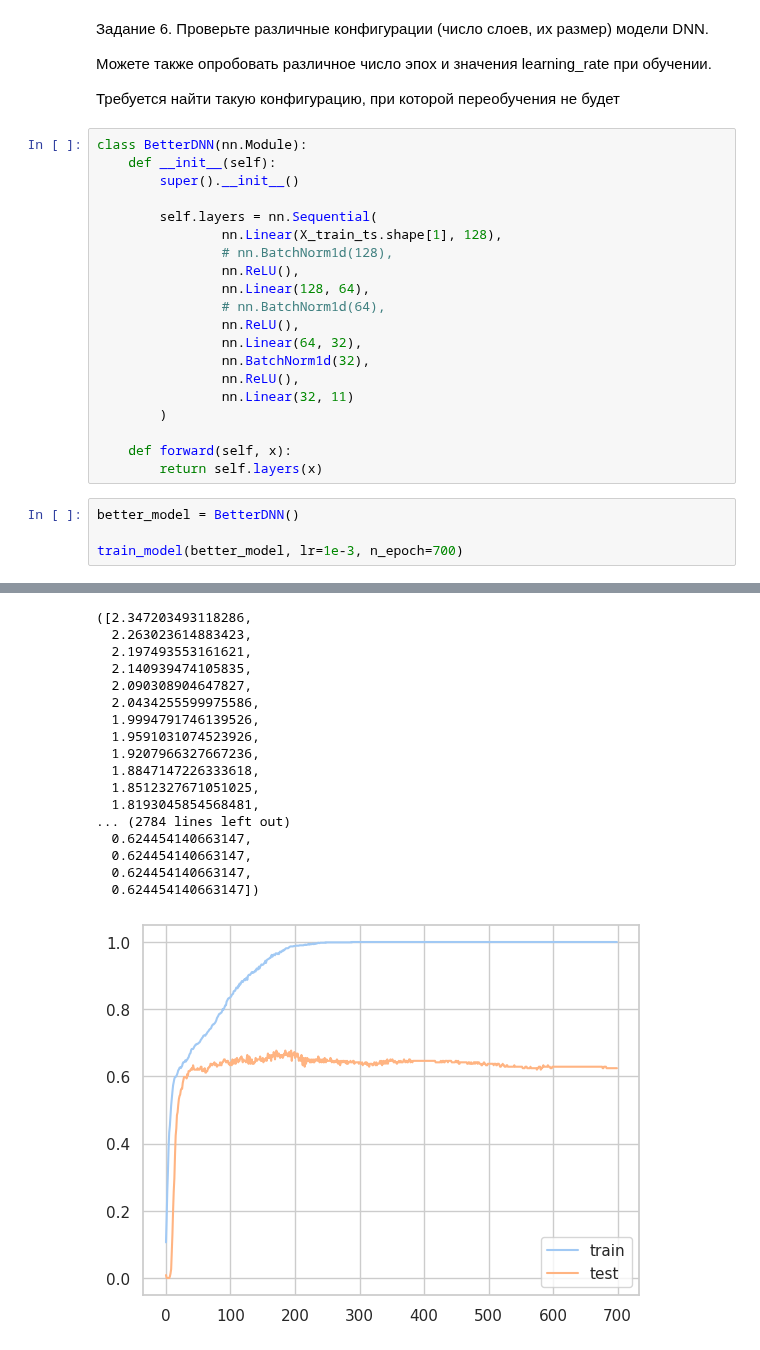
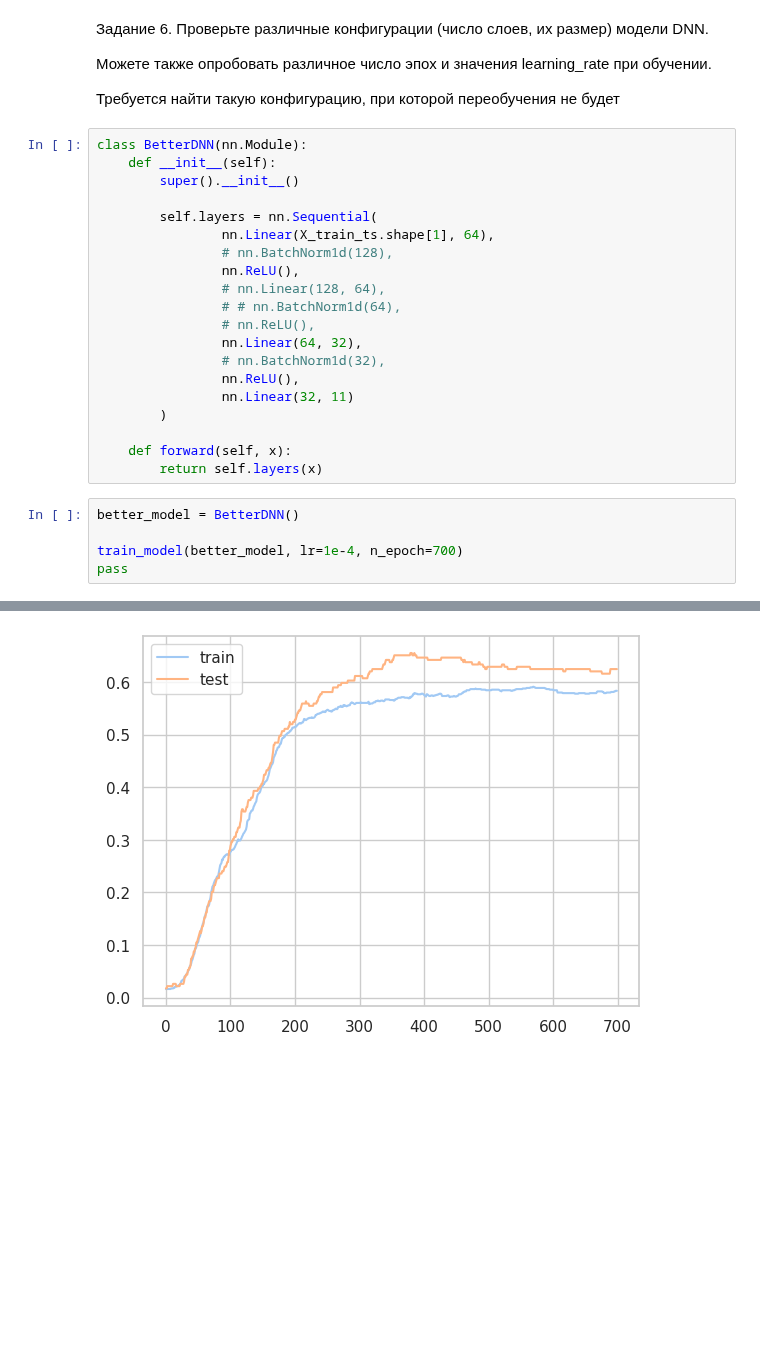
Before and after one commit to SergeyPishchulov/MO, a Jupyter notebook: 5/lab_5.ipynb, the cells around one changed output, grey strips where cells are left out. Saved outputs shown, nothing was run; the diff lists cells and outputs as text; blank space fills up the shorter version.

```diff
--- a/5/lab_5.ipynb
+++ b/5/lab_5.ipynb
@@ -299,14 +306,14 @@ class BetterDNN(nn.Module):
         super().__init__()
 
         self.layers = nn.Sequential(
-                nn.Linear(X_train_ts.shape[1], 128),
+                nn.Linear(X_train_ts.shape[1], 64),
                 # nn.BatchNorm1d(128),
                 nn.ReLU(),
-                nn.Linear(128, 64),
-                # nn.BatchNorm1d(64),
-                nn.ReLU(),
+                # nn.Linear(128, 64),
+                # # nn.BatchNorm1d(64),
+                # nn.ReLU(),
                 nn.Linear(64, 32),
-                nn.BatchNorm1d(32),
+                # nn.BatchNorm1d(32),
                 nn.ReLU(),
                 nn.Linear(32, 11)
         )
@@ -316,5 +323,6 @@ class BetterDNN(nn.Module):
 # %%
 better_model = BetterDNN()
 
-train_model(better_model, lr=1e-3, n_epoch=700)
+train_model(better_model, lr=1e-4, n_epoch=700)
+pass
 # %% [output]
@@ -338,18 +346 @@ Epoch : 700 / 700, Loss : 0.0041, Accuracy : 100.00 %, Val Loss : 2.3419, Val Ac
-([2.347203493118286,
-  2.263023614883423,
-  2.197493553161621,
-  2.140939474105835,
-  2.090308904647827,
-  2.0434255599975586,
-  1.9994791746139526,
-  1.9591031074523926,
-  1.9207966327667236,
-  1.8847147226333618,
-  1.8512327671051025,
-  1.8193045854568481,
-... (2784 lines left out)
-  0.624454140663147,
-  0.624454140663147,
-  0.624454140663147,
-  0.624454140663147])
-[figure, old version]
+[figure, new version]
```
Also changed, not shown: parts of 5 cells of this notebook.
